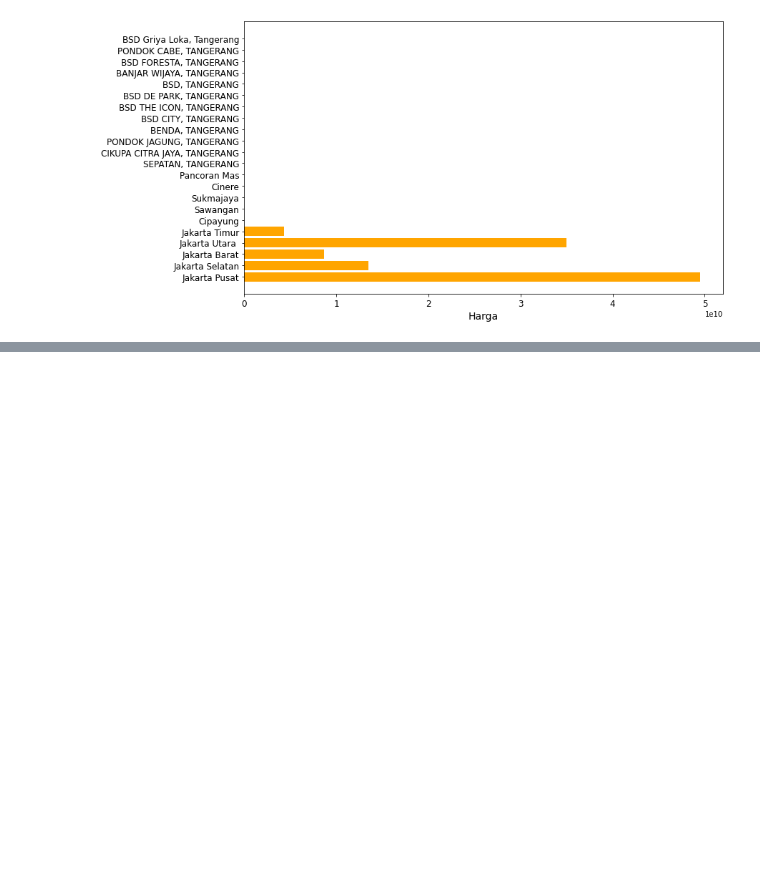
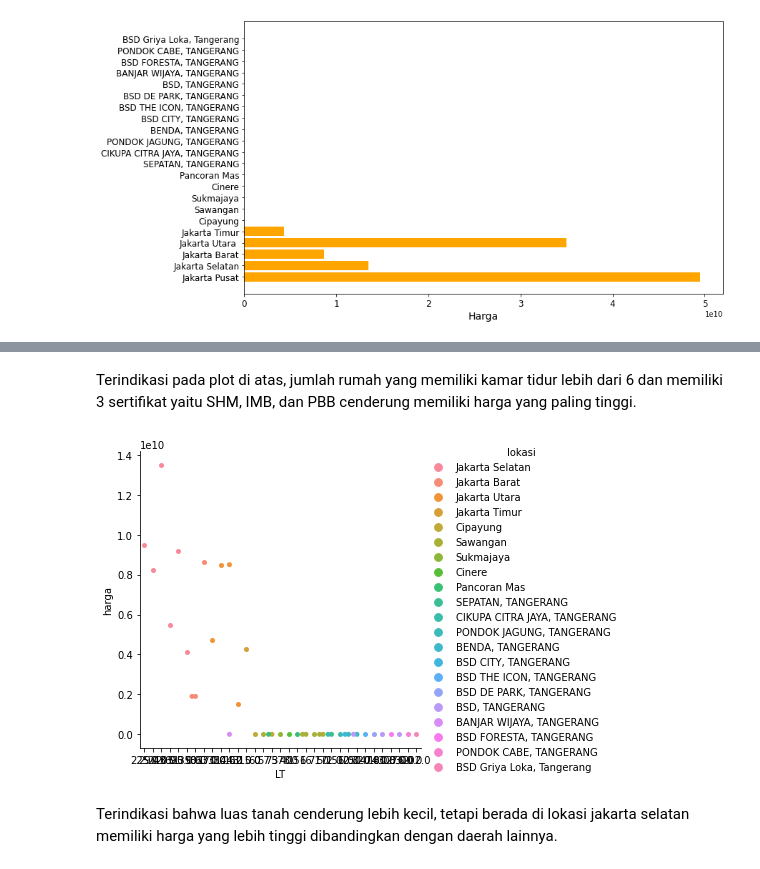
Before and after one commit to Nanasz/Kelompok-4-Data-Mining1, a Jupyter notebook: Kelompok_4.ipynb, the cells around one changed output, grey strips where cells are left out. Cells and saved outputs as stored; diff of their text form; code cells hidden in the pictures; blank space fills up the shorter version.

```diff
--- a/Kelompok_4.ipynb
+++ b/Kelompok_4.ipynb
@@ -317,0 +391,8 @@ Text(0, 0.5, 'harga')
+# %% [markdown]
+Terindikasi pada plot di atas, jumlah rumah yang memiliki kamar tidur lebih dari 6 dan memiliki 3 sertifikat yaitu SHM, IMB, dan PBB cenderung memiliki harga yang paling tinggi.
+# %%
+p1 = sns.catplot(x='LT', y='harga', hue='lokasi', kind='swarm', data=data_rumah2)
+# %% [output]
+[figure, added]
+# %% [markdown]
+Terindikasi bahwa luas tanah cenderung lebih kecil, tetapi berada di lokasi jakarta selatan memiliki harga yang lebih tinggi dibandingkan dengan daerah lainnya.
```
Also changed, not shown: parts of 20 cells of this notebook.
